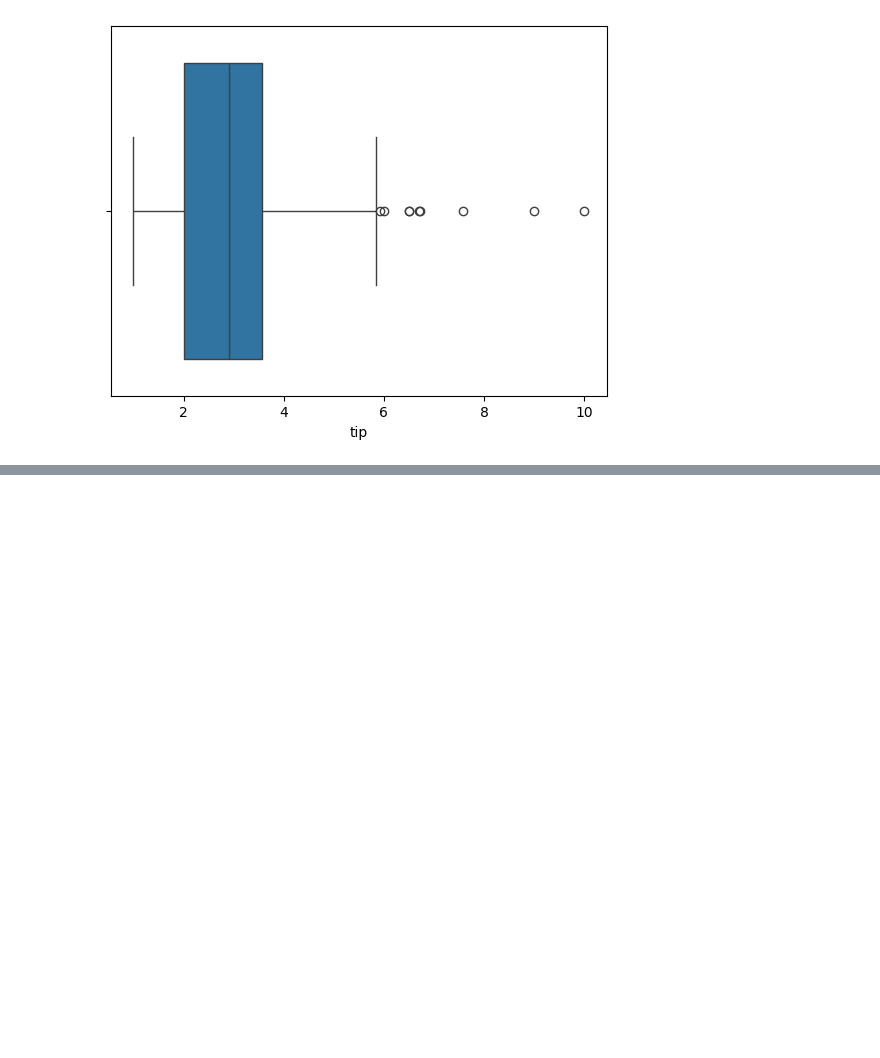
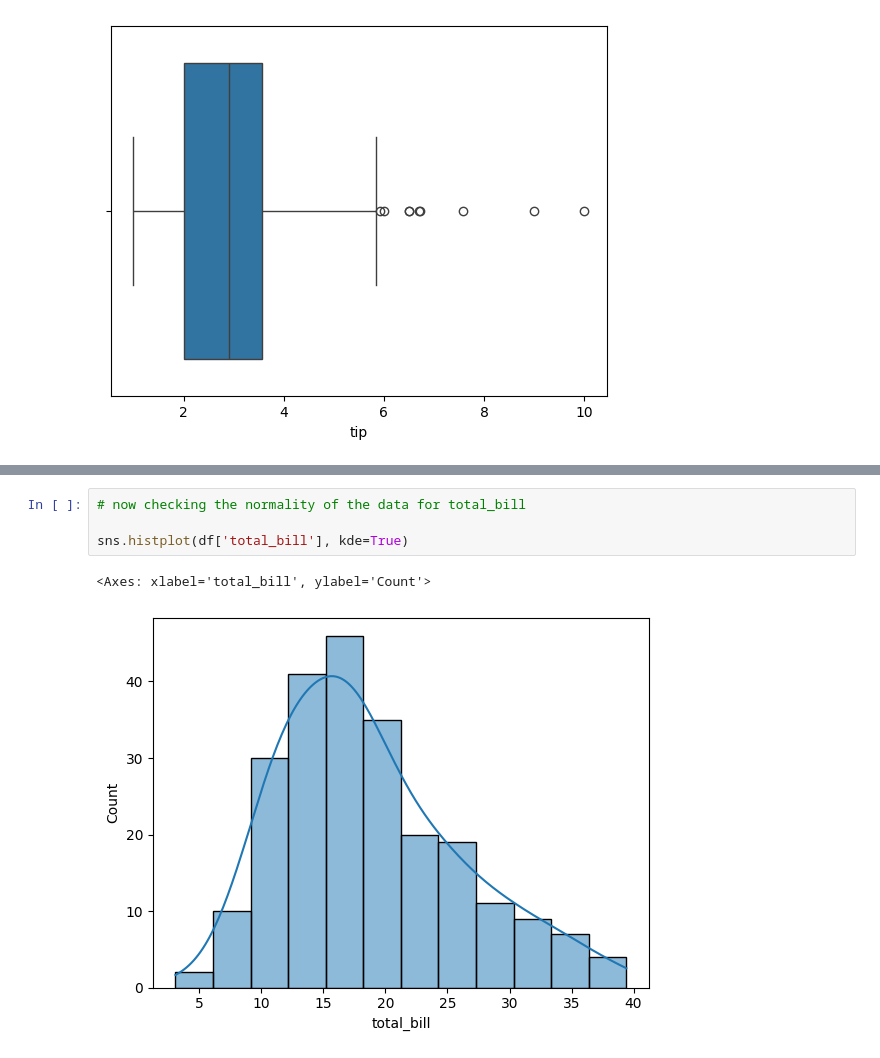
Before and after one commit to shaheeralics/Python-Ka-Chilla-by-Farooq-Shah, a Jupyter notebook: Day_17/ml.ipynb, the cells around one changed output, grey strips where cells are left out. Cells and saved outputs as stored; diff of their text form; blank space fills up the shorter version.

```diff
--- a/Day_17/ml.ipynb
+++ b/Day_17/ml.ipynb
@@ -90,0 +115,7 @@ sns.boxplot(df, x='tip')
+# %%
+# now checking the normality of the data for total_bill
+
+sns.histplot(df['total_bill'], kde=True)
+# %% [output]
+<Axes: xlabel='total_bill', ylabel='Count'>
+[figure, added]
```
Also changed, not shown: parts of 31 cells of this notebook.
